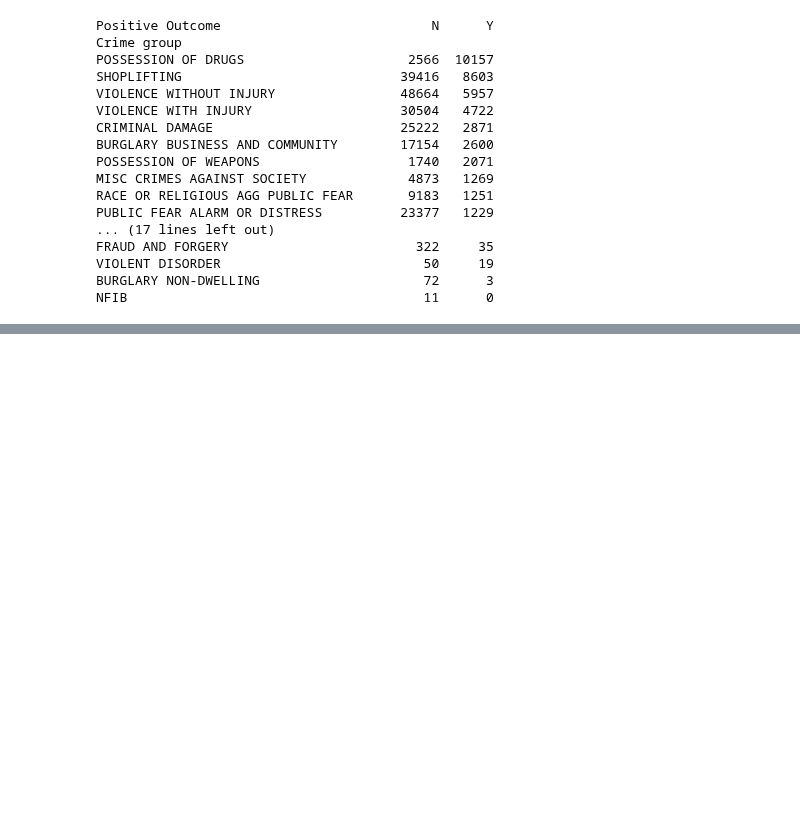
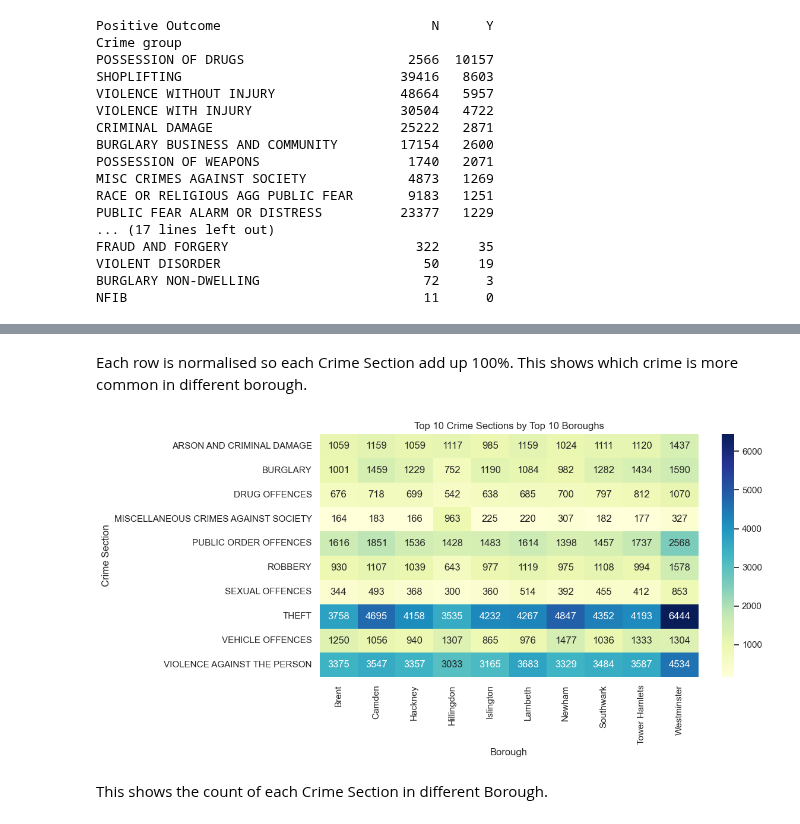
Before and after one commit to Kaori61/crime-data-analysis, a Jupyter notebook: jupyter_notebooks/exploratory_data_analysis.ipynb, the cells around one changed output, grey strips where cells are left out. Saved outputs shown, nothing was run; the diff lists cells and outputs as text; code cells hidden in the pictures; blank space fills up the shorter version.

```diff
--- a/jupyter_notebooks/exploratory_data_analysis.ipynb
+++ b/jupyter_notebooks/exploratory_data_analysis.ipynb
@@ -174,0 +193,15 @@ NFIB                                      11      0
+# %% [markdown]
+Each row is normalised so each Crime Section add up 100%. This shows which crime is more common in different borough.
+# %%
+heat_data = pd.crosstab(filtered_df['Crime Section'], filtered_df['Borough'])
+plt.figure(figsize=(12, 6))
+sns.heatmap(heat_data, annot=True, fmt='d', cmap='YlGnBu')
+plt.title('Top 10 Crime Sections by Top 10 Boroughs')
+plt.ylabel('Crime Section')
+plt.xlabel('Borough')
+plt.tight_layout()
+plt.show()
+# %% [output]
+[figure, added]
+# %% [markdown]
+This shows the count of each Crime Section in different Borough.
```
Also changed, not shown: parts of 2 cells of this notebook.
